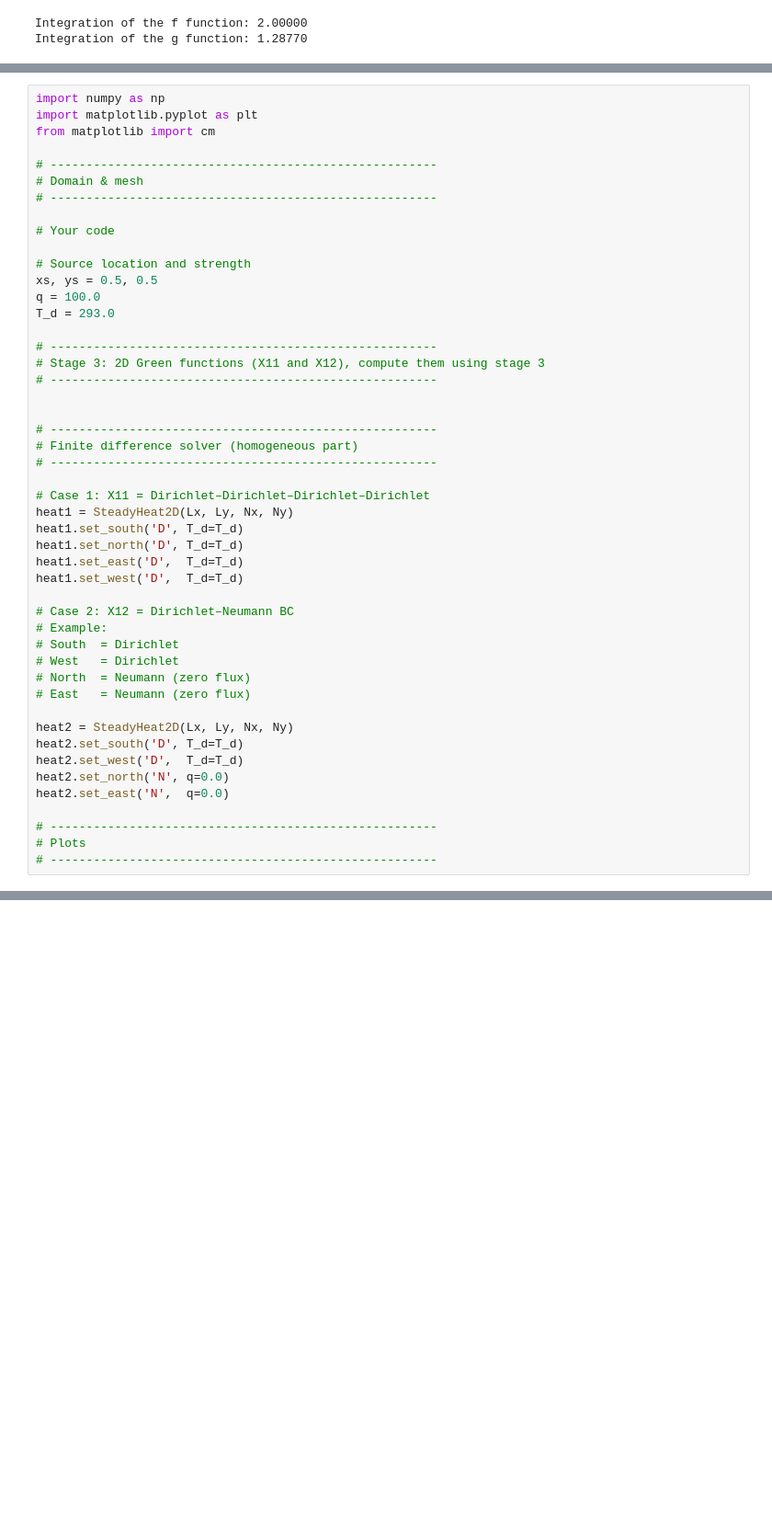
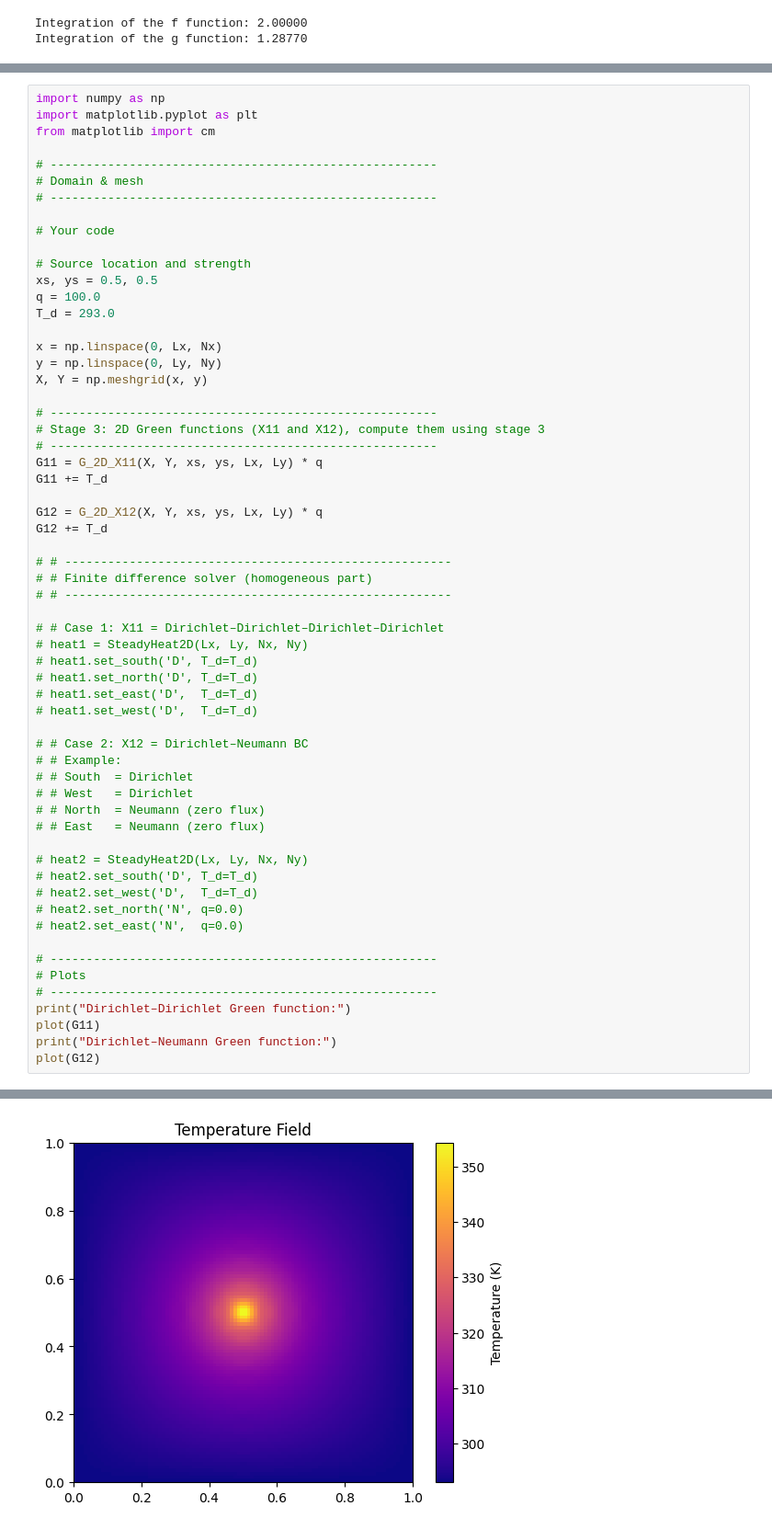
Before and after one commit to Nik0k01/CTFD, a Jupyter notebook: notebooks/Nikodem_Dabrowski_ex6.ipynb, the cells around one changed output, grey strips where cells are left out. Shown at 92% size. Saved outputs shown, nothing was run; the diff lists cells and outputs as text; blank space fills up the shorter version.

Commit message:
Green function stage 4

```diff
--- a/notebooks/Nikodem_Dabrowski_ex6.ipynb
+++ b/notebooks/Nikodem_Dabrowski_ex6.ipynb
@@ -551,35 +555,48 @@ xs, ys = 0.5, 0.5
 q = 100.0
 T_d = 293.0
 
+x = np.linspace(0, Lx, Nx)
+y = np.linspace(0, Ly, Ny)
+X, Y = np.meshgrid(x, y)
+
 # ------------------------------------------------------
 # Stage 3: 2D Green functions (X11 and X12), compute them using stage 3
 # ------------------------------------------------------
+G11 = G_2D_X11(X, Y, xs, ys, Lx, Ly) * q
+G11 += T_d
 
+G12 = G_2D_X12(X, Y, xs, ys, Lx, Ly) * q
+G12 += T_d
 
-# ------------------------------------------------------
-# Finite difference solver (homogeneous part)
-# ------------------------------------------------------
+# # ------------------------------------------------------
+# # Finite difference solver (homogeneous part)
+# # ------------------------------------------------------
 
-# Case 1: X11 = Dirichlet–Dirichlet–Dirichlet–Dirichlet
-heat1 = SteadyHeat2D(Lx, Ly, Nx, Ny)
-heat1.set_south('D', T_d=T_d)
-heat1.set_north('D', T_d=T_d)
-heat1.set_east('D',  T_d=T_d)
-heat1.set_west('D',  T_d=T_d)
+# # Case 1: X11 = Dirichlet–Dirichlet–Dirichlet–Dirichlet
+# heat1 = SteadyHeat2D(Lx, Ly, Nx, Ny)
+# heat1.set_south('D', T_d=T_d)
+# heat1.set_north('D', T_d=T_d)
+# heat1.set_east('D',  T_d=T_d)
+# heat1.set_west('D',  T_d=T_d)
 
-# Case 2: X12 = Dirichlet–Neumann BC
-# Example:
-# South  = Dirichlet
-# West   = Dirichlet
-# North  = Neumann (zero flux)
-# East   = Neumann (zero flux)
+# # Case 2: X12 = Dirichlet–Neumann BC
+# # Example:
+# # South  = Dirichlet
+# # West   = Dirichlet
+# # North  = Neumann (zero flux)
+# # East   = Neumann (zero flux)
 
-heat2 = SteadyHeat2D(Lx, Ly, Nx, Ny)
-heat2.set_south('D', T_d=T_d)
-heat2.set_west('D',  T_d=T_d)
-heat2.set_north('N', q=0.0)
-heat2.set_east('N',  q=0.0)
+# heat2 = SteadyHeat2D(Lx, Ly, Nx, Ny)
+# heat2.set_south('D', T_d=T_d)
+# heat2.set_west('D',  T_d=T_d)
+# heat2.set_north('N', q=0.0)
+# heat2.set_east('N',  q=0.0)
 
 # ------------------------------------------------------
 # Plots
 # ------------------------------------------------------
+print("Dirichlet–Dirichlet Green function:")
+plot(G11)
+print("Dirichlet–Neumann Green function:")
+plot(G12)
+# %% [output]
@@ -585,0 +604 @@ heat2.set_east('N',  q=0.0)
+[figure, added]
```
Also changed, not shown: parts of 2 cells of this notebook.
